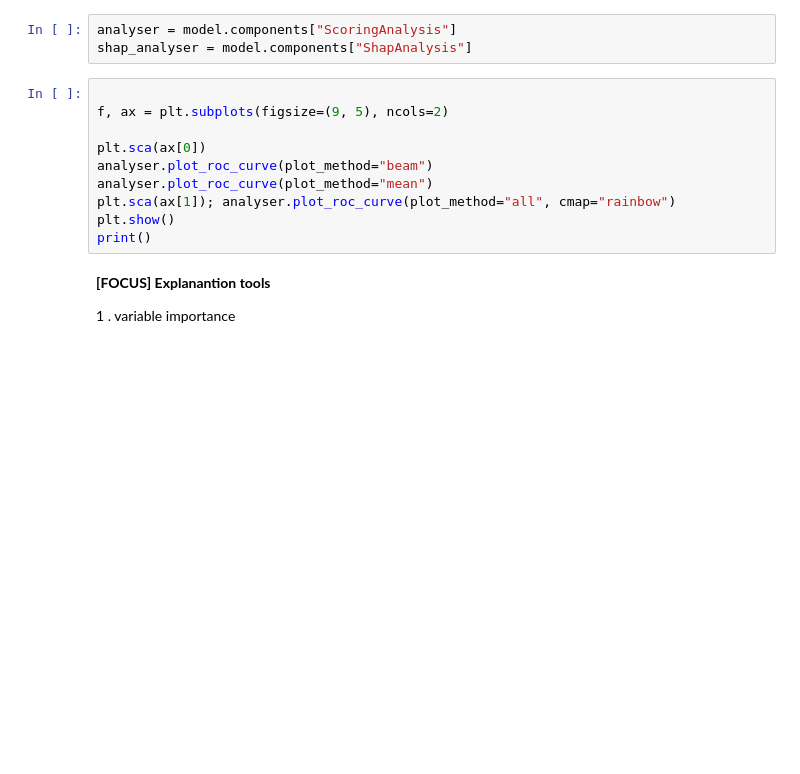
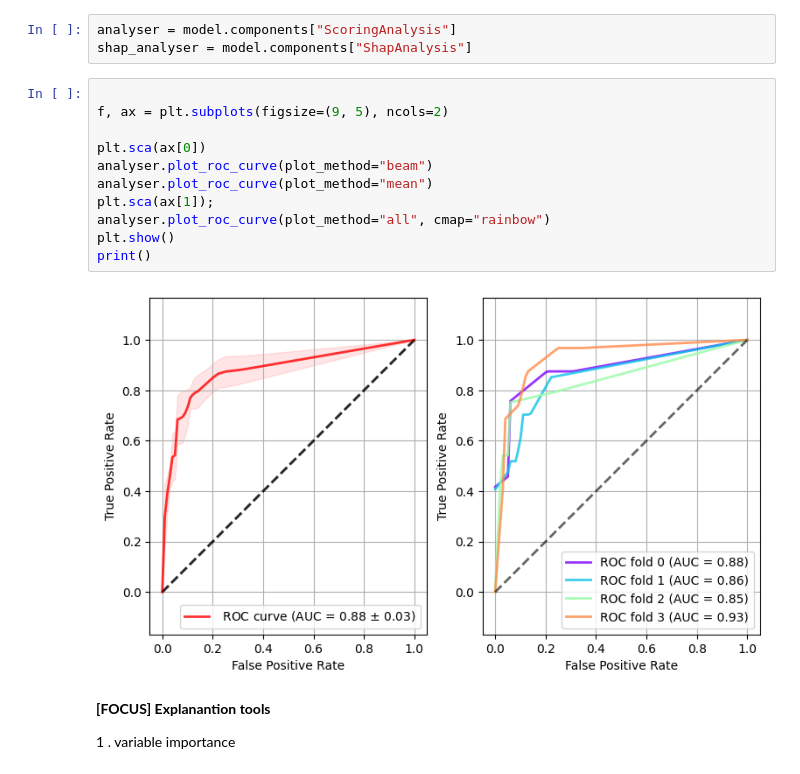
Before and after one commit to eurobios-mews-labs/palma, a Jupyter notebook: examples/classification.ipynb, the cells around one changed output. Saved outputs shown, nothing was run; the diff lists cells and outputs as text; blank space fills up the shorter version.

```diff
--- a/examples/classification.ipynb
+++ b/examples/classification.ipynb
@@ -73,13 +79,16 @@ shap_analyser = model.components["ShapAnalysis"]
 # %%
 
 f, ax = plt.subplots(figsize=(9, 5), ncols=2)
 
 plt.sca(ax[0])
 analyser.plot_roc_curve(plot_method="beam")
 analyser.plot_roc_curve(plot_method="mean")
-plt.sca(ax[1]); analyser.plot_roc_curve(plot_method="all", cmap="rainbow")
+plt.sca(ax[1]);
+analyser.plot_roc_curve(plot_method="all", cmap="rainbow")
 plt.show()
 print()
+# %% [output]
+[figure, added]
 # %% [markdown]
 **[FOCUS] Explanantion tools**
 
```
Also changed, not shown: parts of 13 cells of this notebook, 12 other files.
